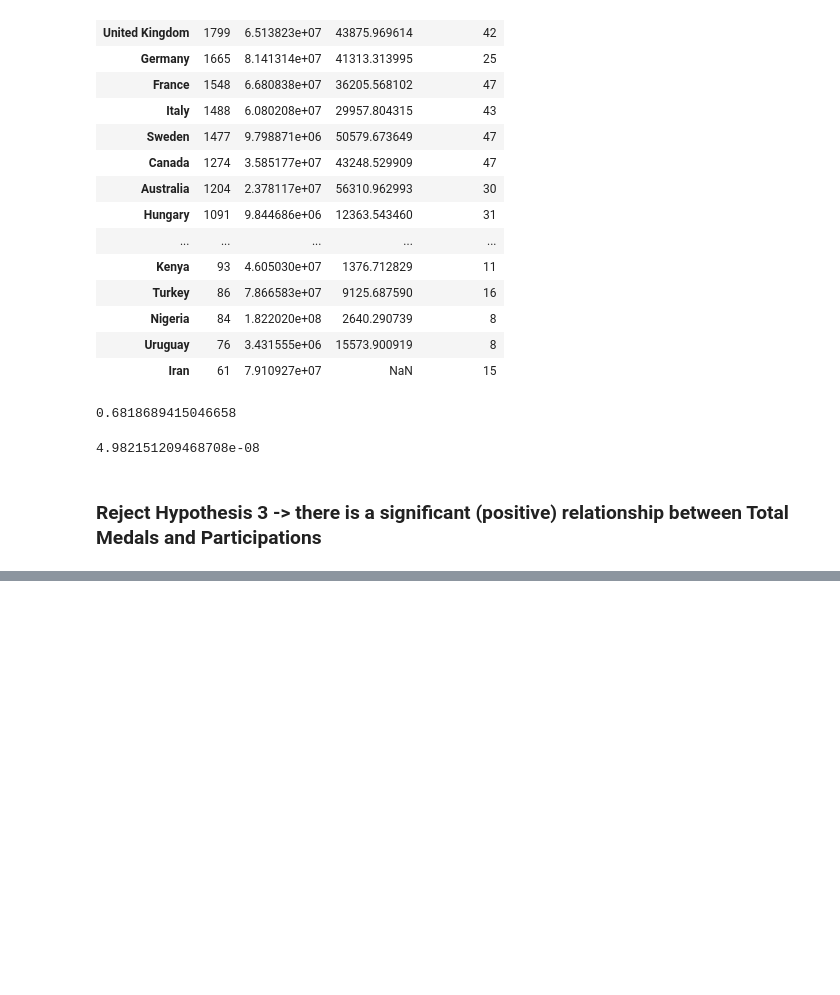
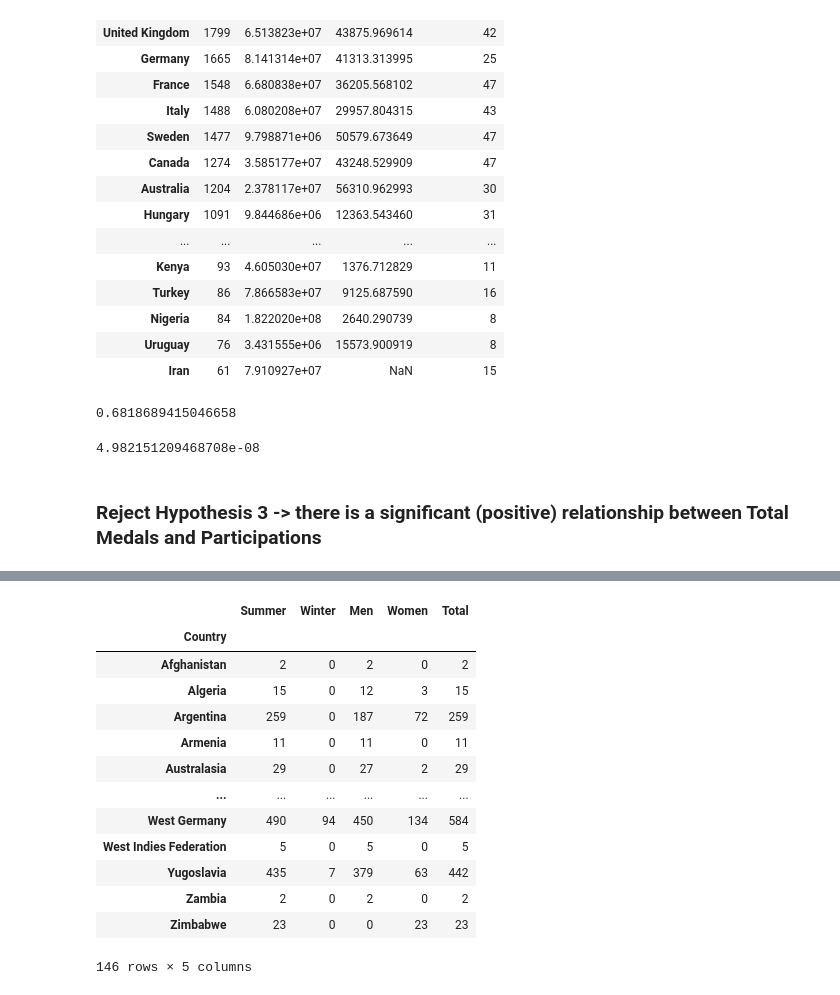
Before and after one commit to HunterKane/Explanatory-Data-Analysis-and-Seaborn-Olympic-Games-, a Jupyter notebook: Project 11 - Olympic Games Explanatory Data Analysis And Visualization .ipynb, the cells around one changed output, grey strips where cells are left out. Drawn from its saved outputs; the diff is of its cells as text; code cells hidden in the pictures; blank space fills up the shorter version.

```diff
--- a/Project 11 - Olympic Games Explanatory Data Analysis And Visualization .ipynb
+++ b/Project 11 - Olympic Games Explanatory Data Analysis And Visualization .ipynb
@@ -1255,0 +1279,3 @@ p_value
+# %%
+#Filter out medals by Winter or Summer games
+sum_vs_win = pd.crosstab(olympics.Country, olympics.Edition)
@@ -1255,0 +1299,3 @@ p_value
+# %%
+#What gender has more medals?
+m_vs_f = pd.crosstab(olympics.Country, olympics.Gender)
@@ -1255,0 +1319,4 @@ p_value
+# %%
+# concatenate sum/win and m/f
+medals_by_cats = pd.concat([sum_vs_win, m_vs_f], axis = 1)
+medals_by_cats
@@ -1255,0 +1338,20 @@ p_value
+# %%
+#Add a tota; column
+medals_by_cats["Total"] = medals_by_cats.Summer + medals_by_cats.Winter
+# %%
+medals_by_cats
+# %% [output]
+|  | Summer | Winter | Men | Women | Total |
+| Country |  |  |  |  |  |
+| Afghanistan | 2 | 0 | 2 | 0 | 2 |
+| Algeria | 15 | 0 | 12 | 3 | 15 |
+| Argentina | 259 | 0 | 187 | 72 | 259 |
+| Armenia | 11 | 0 | 11 | 0 | 11 |
+| Australasia | 29 | 0 | 27 | 2 | 29 |
+| ... | ... | ... | ... | ... | ... |
+| West Germany | 490 | 94 | 450 | 134 | 584 |
+| West Indies Federation | 5 | 0 | 5 | 0 | 5 |
+| Yugoslavia | 435 | 7 | 379 | 63 | 442 |
+| Zambia | 2 | 0 | 2 | 0 | 2 |
+| Zimbabwe | 23 | 0 | 0 | 23 | 23 |
+146 rows × 5 columns
```
Also changed, not shown: parts of 13 cells of this notebook.
